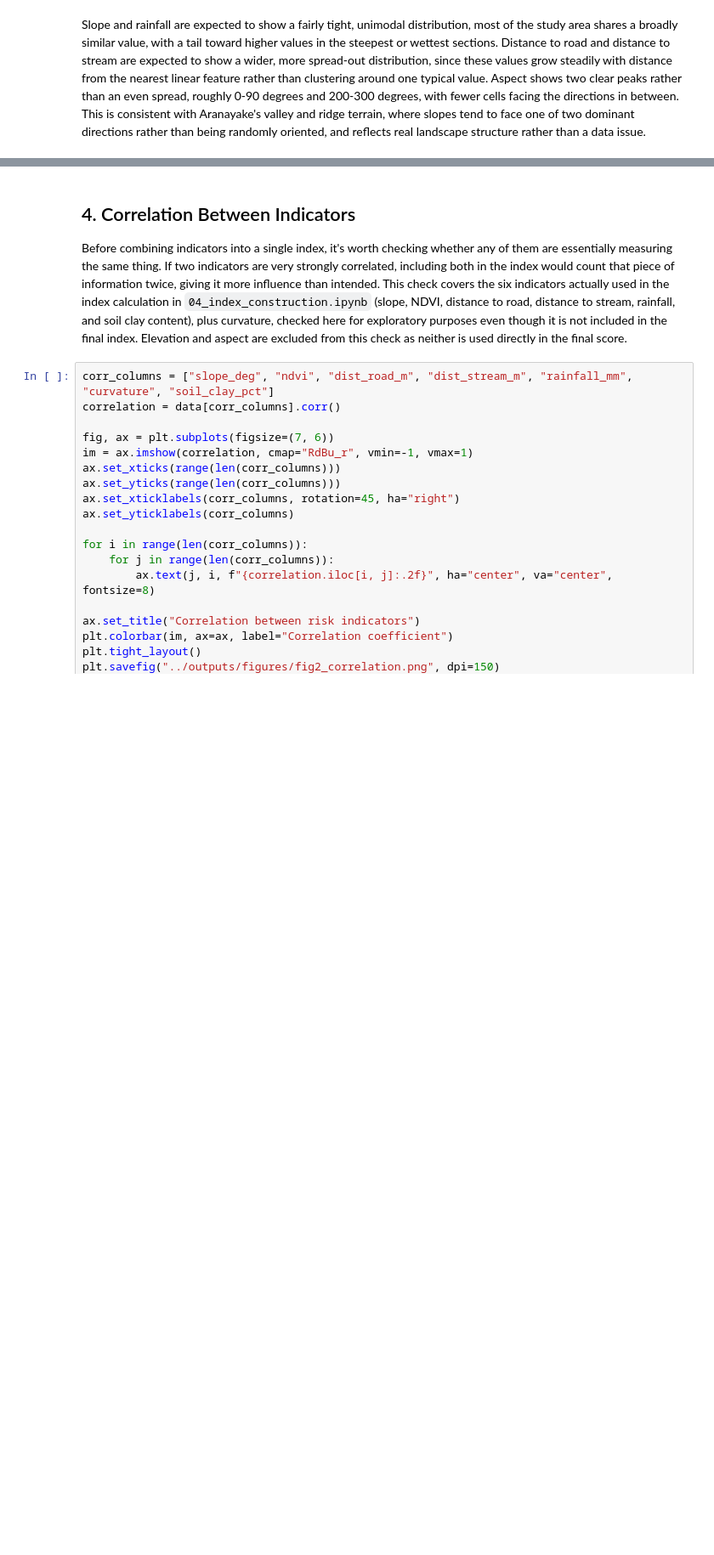
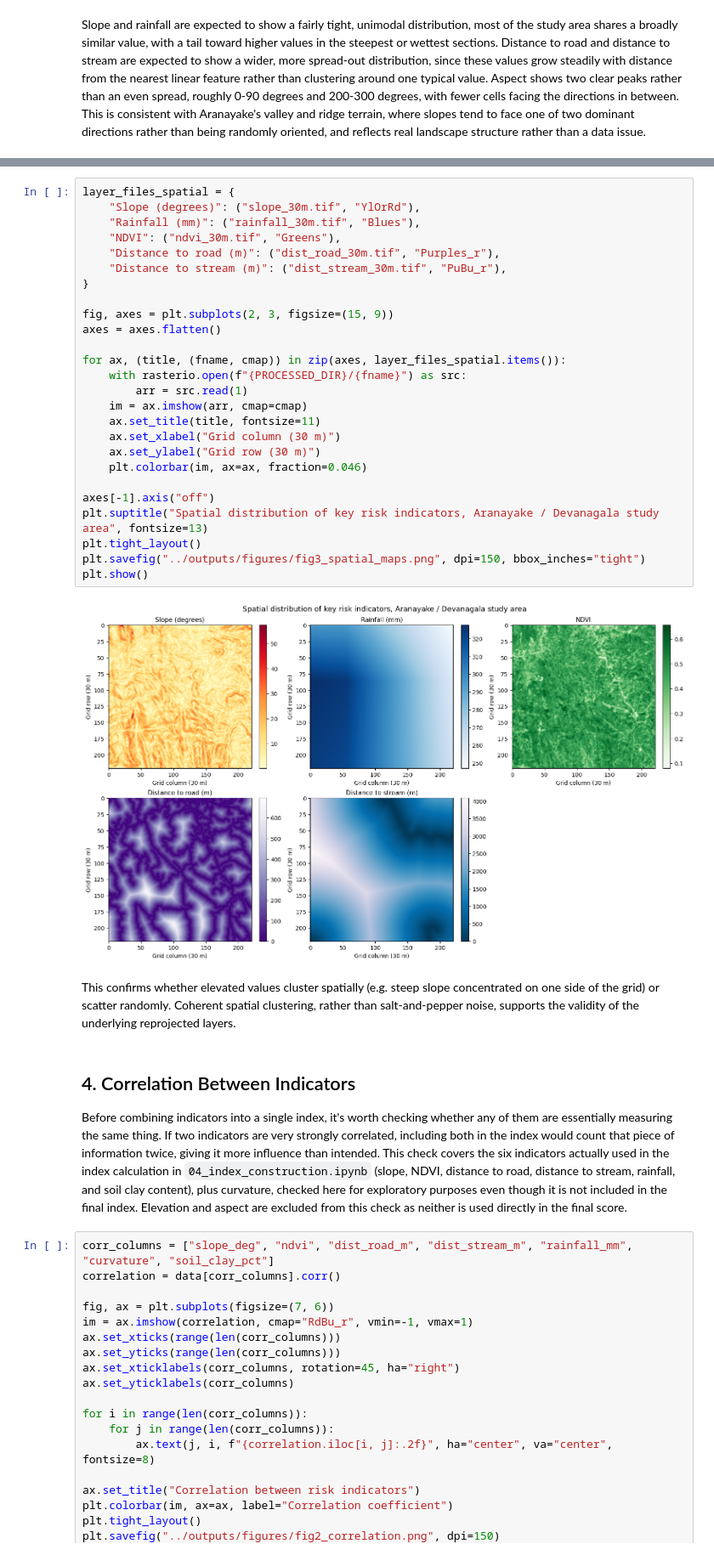
Before and after one commit to AabidhaRifky/CL-MCSDS-CMU-10-04_DAS7003_ls-lrsi-aranayake, a Jupyter notebook: notebooks/03_eda.ipynb, the cells around one changed output, grey strips where cells are left out. Shown at 85% size. Saved outputs shown, nothing was run; the diff lists cells and outputs as text; blank space fills up the shorter version.

```diff
--- a/notebooks/03_eda.ipynb
+++ b/notebooks/03_eda.ipynb
@@ -120,3 +272,33 @@ Slope and rainfall are expected to show a fairly tight, unimodal distribution, m
+# %%
+layer_files_spatial = {
+    "Slope (degrees)": ("slope_30m.tif", "YlOrRd"),
+    "Rainfall (mm)": ("rainfall_30m.tif", "Blues"),
+    "NDVI": ("ndvi_30m.tif", "Greens"),
+    "Distance to road (m)": ("dist_road_30m.tif", "Purples_r"),
+    "Distance to stream (m)": ("dist_stream_30m.tif", "PuBu_r"),
+}
+
+fig, axes = plt.subplots(2, 3, figsize=(15, 9))
+axes = axes.flatten()
+
+for ax, (title, (fname, cmap)) in zip(axes, layer_files_spatial.items()):
+    with rasterio.open(f"{PROCESSED_DIR}/{fname}") as src:
+        arr = src.read(1)
+    im = ax.imshow(arr, cmap=cmap)
+    ax.set_title(title, fontsize=11)
+    ax.set_xlabel("Grid column (30 m)")
+    ax.set_ylabel("Grid row (30 m)")
+    plt.colorbar(im, ax=ax, fraction=0.046)
+
+axes[-1].axis("off")
+plt.suptitle("Spatial distribution of key risk indicators, Aranayake / Devanagala study area", fontsize=13)
+plt.tight_layout()
+plt.savefig("../outputs/figures/fig3_spatial_maps.png", dpi=150, bbox_inches="tight")
+plt.show()
+# %% [output]
+[figure, added]
+# %% [markdown]
+This confirms whether elevated values cluster spatially (e.g. steep slope concentrated on one side of the grid) or scatter randomly. Coherent spatial clustering, rather than salt-and-pepper noise, supports the validity of the underlying reprojected layers.
 # %% [markdown]
 ## 4. Correlation Between Indicators
 
```
Also changed, not shown: parts of 11 cells of this notebook, 16 other files.
